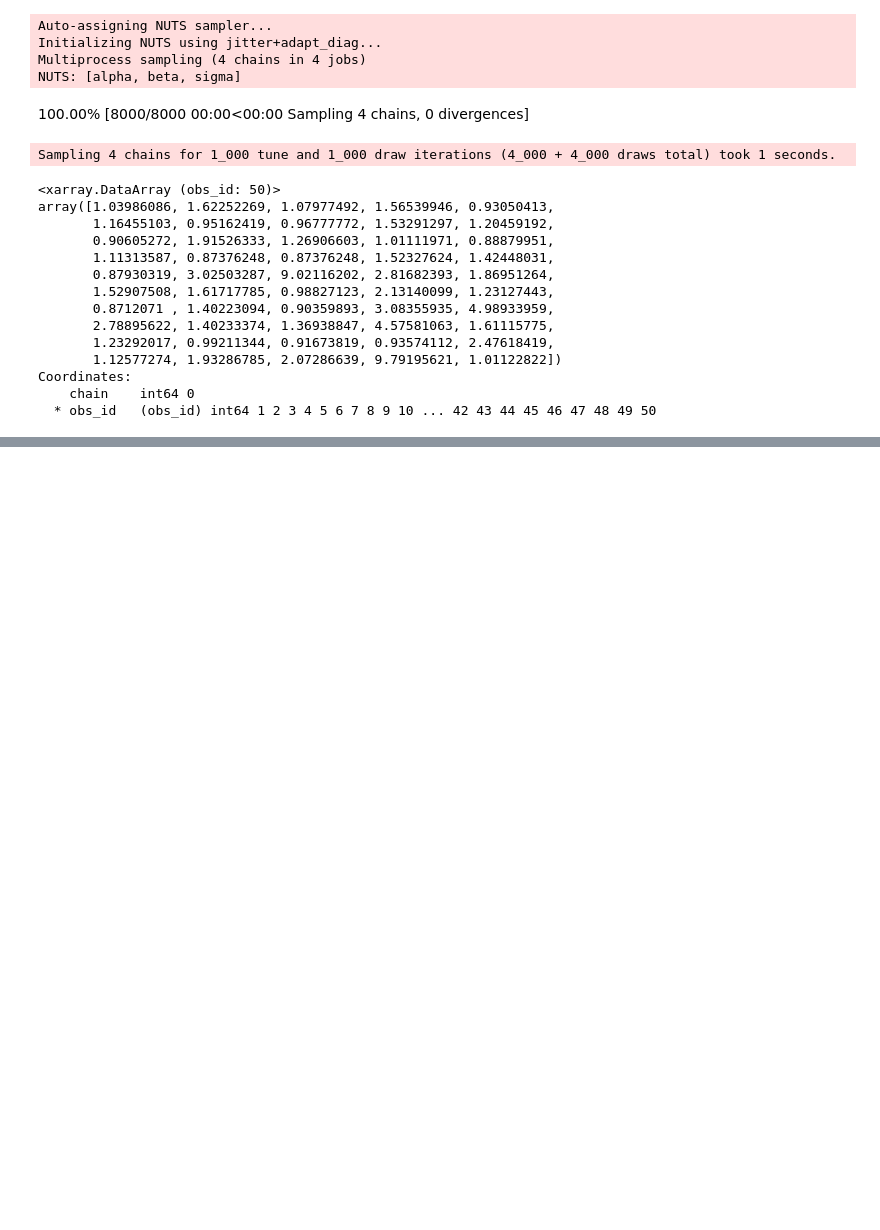
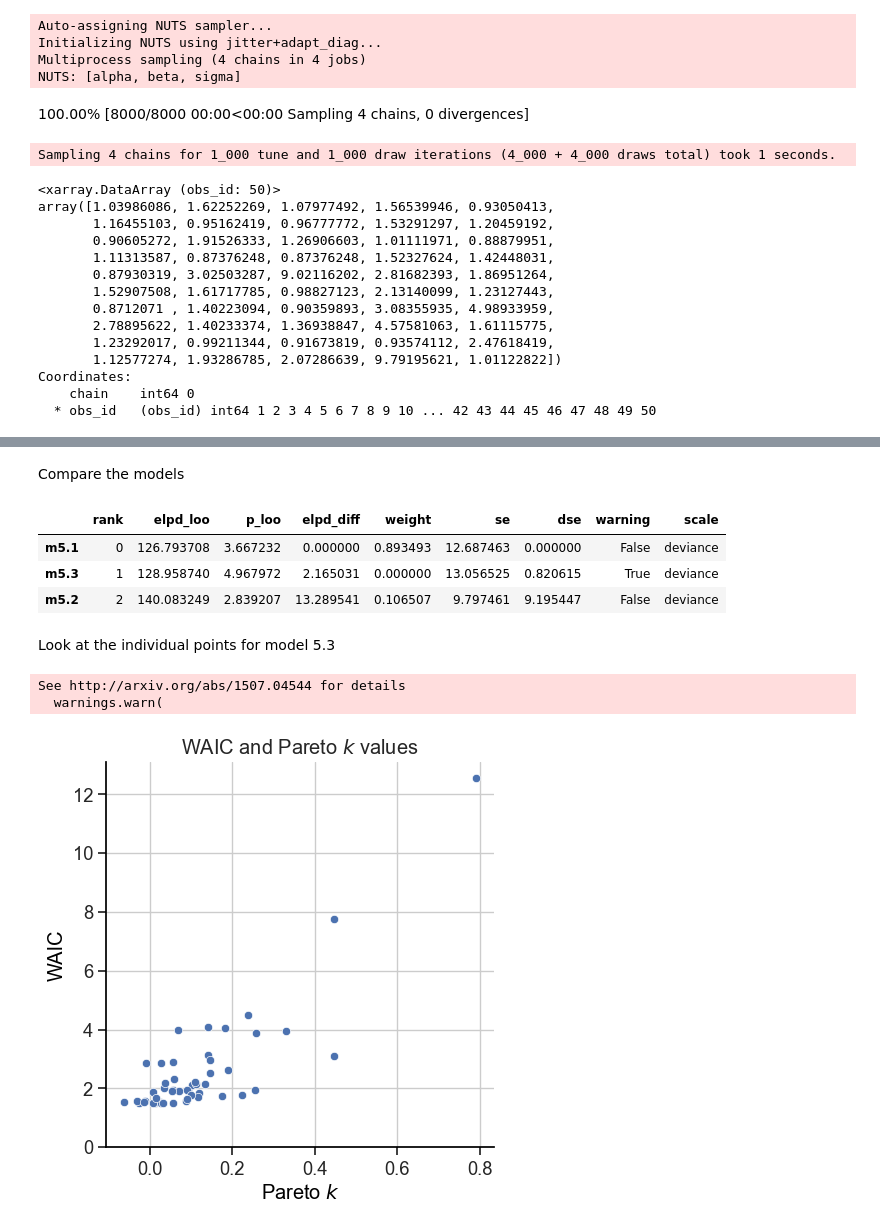
Before and after one commit to chris-leonard/statistical-rethinking, a Jupyter notebook: notes/chapter_7.ipynb, the cells around one changed output, grey strips where cells are left out. Cells and saved outputs as stored; diff of their text form; code cells hidden in the pictures; blank space fills up the shorter version.

```diff
--- a/notes/chapter_7.ipynb
+++ b/notes/chapter_7.ipynb
@@ -391,9 +397,7 @@ for poly_deg in poly_degs:
         # add log likelihoods to trace
         pm.compute_log_likelihood(trace)
 
-    lppds[poly_deg] = log_pointwise_predictive_density(
-        trace.log_likelihood.brain_std
-    )
+    lppds[poly_deg] = log_pointwise_predictive_density(trace.log_likelihood.brain_std)
 # %% [output]
 100.00% [4000/4000 00:00<00:00]
 100.00% [4000/4000 00:00<00:00]
@@ -459,7 +491,9 @@ with pm.Model(coords_mutable=coords) as m:
     mu = pm.Deterministic("mu", alpha + beta * speed_std, dims="obs_id")
 
     # likelihood
-    dist_std = pm.Normal("dist_std", mu=mu, sigma=sigma, observed=cars.dist_std, dims="obs_id")
+    dist_std = pm.Normal(
+        "dist_std", mu=mu, sigma=sigma, observed=cars.dist_std, dims="obs_id"
+    )
 
     # sample
     trace = pm.sample(
@@ -499,0 +635,9 @@ Coordinates:
+# %%
+# load waffle data
+waffle = load_data(WAFFLE_DIVORCE_FILE, delimiter=";")
+
+# standardise variables
+waffle_normaliser = StandardScaler()
+waffle[["divorce", "marriage", "age"]] = waffle_normaliser.fit_transform(
+    waffle[["Divorce", "Marriage", "MedianAgeMarriage"]]
+)
@@ -499,0 +735,42 @@ Coordinates:
+# %% [markdown]
+Compare the models
+# %%
+az.compare(
+    {
+        "m5.1": trace_5_1,
+        "m5.2": trace_5_2,
+        "m5.3": trace_5_3,
+    },
+    ic="loo",
+    scale="deviance",
+)
+# %% [output]
+|  | rank | elpd_loo | p_loo | elpd_diff | weight | se | dse | warning | scale |
+| m5.1 | 0 | 126.793708 | 3.667232 | 0.000000 | 0.893493 | 12.687463 | 0.000000 | False | deviance |
+| m5.3 | 1 | 128.958740 | 4.967972 | 2.165031 | 0.000000 | 13.056525 | 0.820615 | True | deviance |
+| m5.2 | 2 | 140.083249 | 2.839207 | 13.289541 | 0.106507 | 9.797461 | 9.195447 | False | deviance |
+# %% [markdown]
+Look at the individual points for model 5.3
+# %%
+psis_5_3 = az.loo(trace_5_3, scale="deviance", pointwise=True)
+waic_5_3 = az.waic(trace_5_3, scale="deviance", pointwise=True)
+# %% [output]
+See http://arxiv.org/abs/1507.04544 for details
+  warnings.warn(
+# %%
+fig, ax = plt.subplots(figsize=(5, 5))
+
+sns.scatterplot(
+    x=psis_5_3.pareto_k,
+    y=waic_5_3.waic_i,
+    ax=ax,
+)
+
+ax.set(
+    ylim=[0, ax.get_ylim()[1]],
+    xlabel="Pareto $k$",
+    ylabel="WAIC",
+    title="WAIC and Pareto $k$ values",
+);
+# %% [output]
+[figure, added]
```
Also changed, not shown: parts of 38 cells of this notebook.
